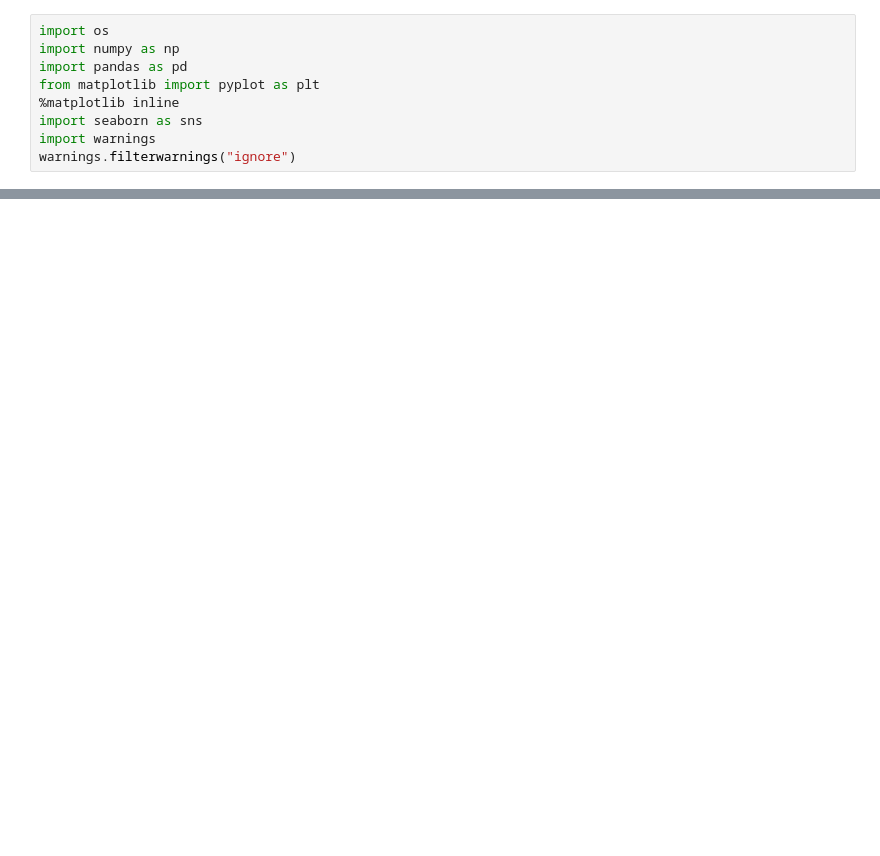
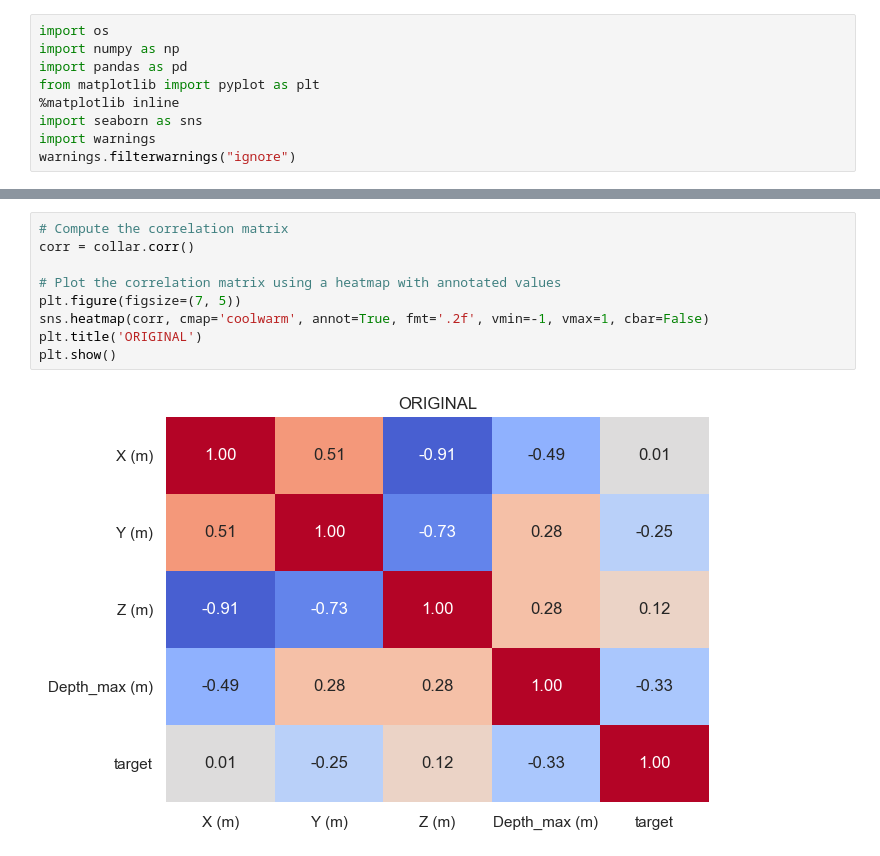
Before and after one commit to ChaukeT/Sythetic-data, a Jupyter notebook: Data generation/Untitled1.ipynb, the cells around one changed output, grey strips where cells are left out. Drawn from its saved outputs; the diff is of its cells as text; blank space fills up the shorter version.

```diff
--- a/Data generation/Untitled1.ipynb
+++ b/Data generation/Untitled1.ipynb
@@ -139,0 +281,11 @@ ERROR: No matching distribution found for itertools
+# %%
+# Compute the correlation matrix
+corr = collar.corr()
+
+# Plot the correlation matrix using a heatmap with annotated values
+plt.figure(figsize=(7, 5))
+sns.heatmap(corr, cmap='coolwarm', annot=True, fmt='.2f', vmin=-1, vmax=1, cbar=False)
+plt.title('ORIGINAL')
+plt.show()
+# %% [output]
+[figure, added]
```
Also changed, not shown: parts of 50 cells of this notebook, 3 other files.
